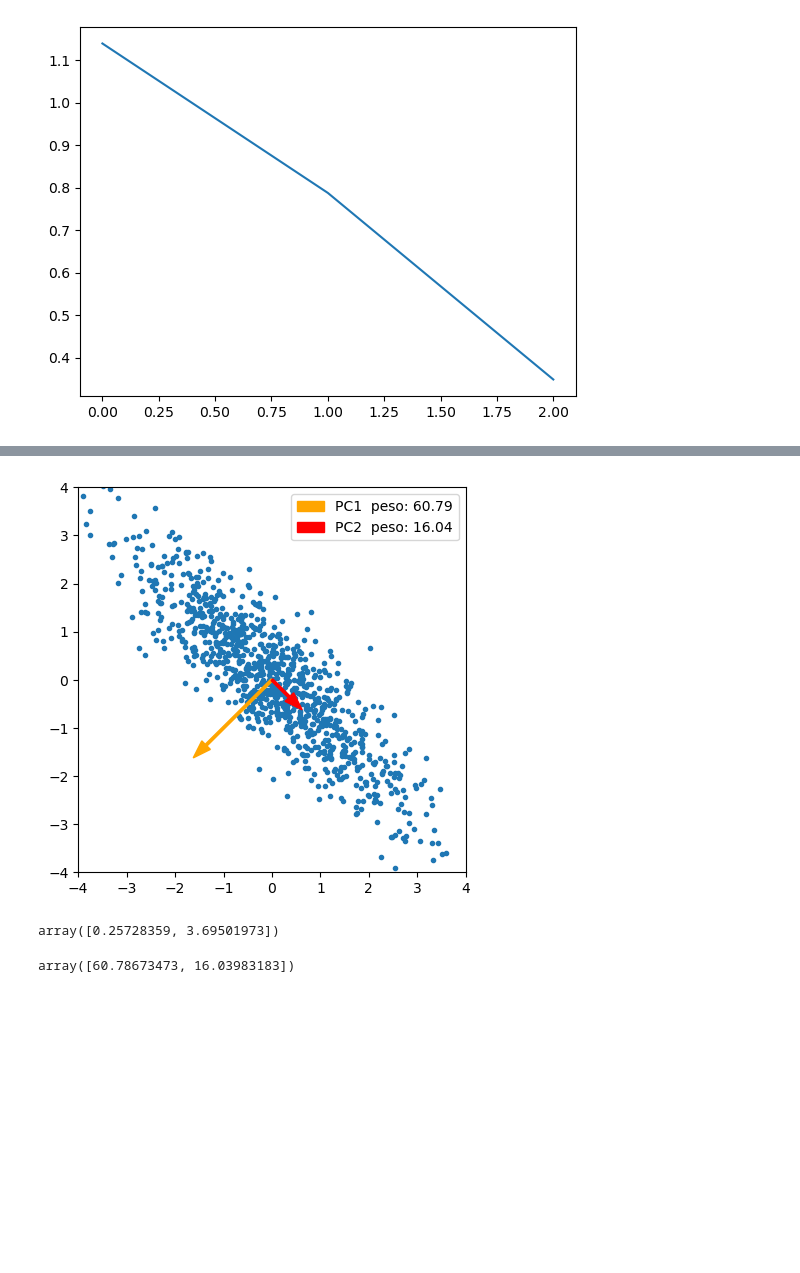
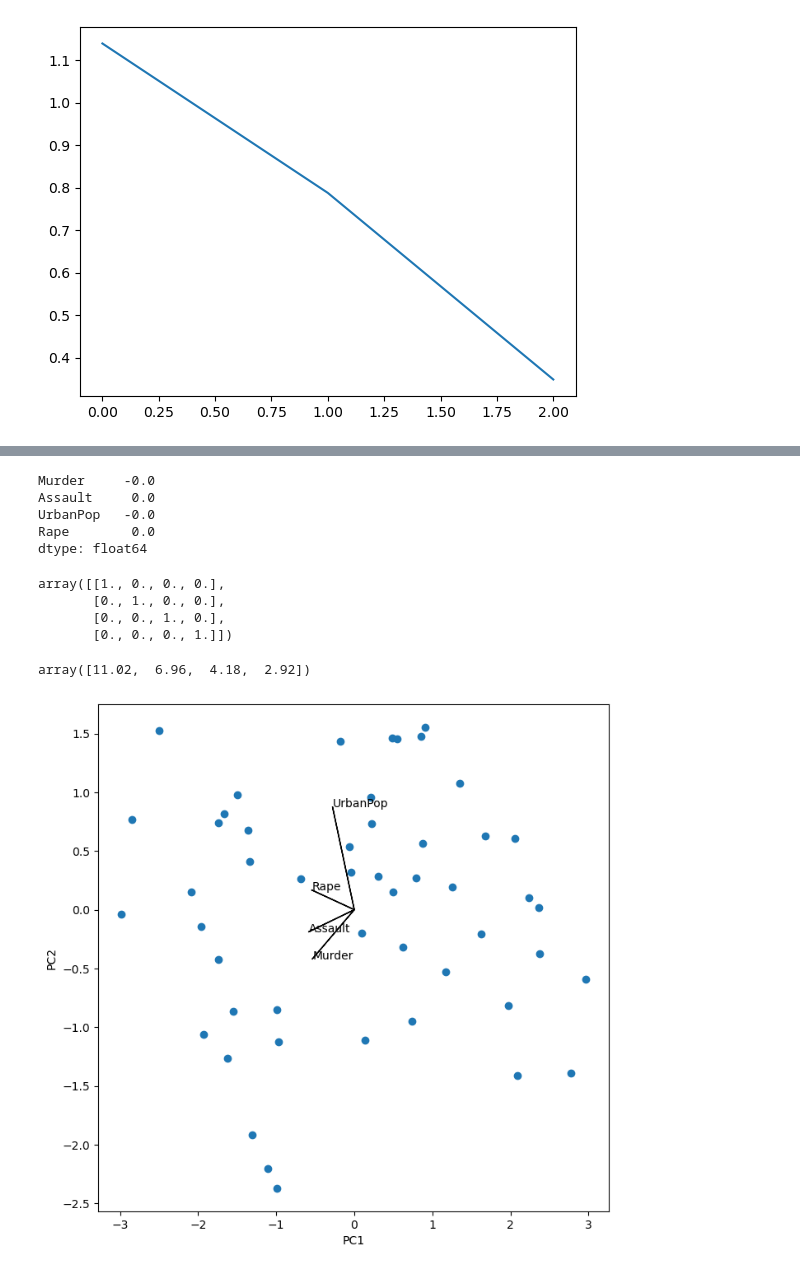
Before and after one commit to Otza02/presentacion-PCA, a Jupyter notebook: prueba_codigo.ipynb, the cells around one changed output, grey strips where cells are left out. Saved outputs shown, nothing was run; the diff lists cells and outputs as text; code cells hidden in the pictures; blank space fills up the shorter version.

```diff
--- a/prueba_codigo.ipynb
+++ b/prueba_codigo.ipynb
@@ -137,0 +155,3 @@ array([-0., -0.])
+# %%
+df = pd.read_csv("data/USArrests.csv").drop(columns=["rownames"])
+df.head()
@@ -138,29 +165,39 @@ array([-0., -0.])
+# %%
+df_scaled = (df - df.mean()) / df.std()
+df_scaled.mean().round(4)
+# %% [output]
+Murder     -0.0
+Assault     0.0
+UrbanPop   -0.0
+Rape        0.0
+dtype: float64
 # %%
-u, s, vt = np.linalg.svd(xc, False)
+u, s, vt = np.linalg.svd(df_scaled, full_matrices=False)
-# %%
-_, ax = plt.subplots(figsize=(5,5))
-ax.set_xlim((-4, 4))
-ax.set_ylim((-4, 4))
-# ax.plot(vt[0,:] + np.ones(2), color='red')
-# ax.plot(vt[1,:] + np.ones(2), color='red')
-ax.scatter(xc[:,0], xc[:,1], marker='.');
-
-scale = 1  # escala visual de las flechas
-for i in range(2):
-    # La longitud del vector está relacionada con el valor singular
-    vector = vt[:, i] * s[i] * scale / np.sqrt(len(xc))
-    plt.arrow(0, 0, vector[0], vector[1],
-              color=['orange', 'red'][i],
-              width=0.05, head_width=0.25,
-              label=f'PC{i+1}  peso: {s[i]:.2f}')
-ax.legend();
-# %% [output]
-[figure, removed]
-# %%
-np.var(xc @ vt, axis=0)
-# %% [output]
-array([0.25728359, 3.69501973])
+# %%
+(vt.T @ vt).round(4)
+# %% [output]
+array([[1., 0., 0., 0.],
+       [0., 1., 0., 0.],
+       [0., 0., 1., 0.],
+       [0., 0., 0., 1.]])
 # %%
-s
+s.round(2)
 # %% [output]
-array([60.78673473, 16.03983183])
+array([11.02,  6.96,  4.18,  2.92])
+# %%
+scores = u @ np.diag(s)
+# %%
+_, ax = plt.subplots(1, 1, figsize=(8, 8))
+ax.scatter(scores[:,0], scores[:,1])
+ax.set_xlabel('PC%d' % (1))
+ax.set_ylabel('PC%d' % (2))
+
+loadings = vt.T
+for k in range(loadings.shape[1]):
+    ax.arrow(0, 0,
+             loadings[k, 0], loadings[k, 1])
+    ax.text(loadings[k,0],
+            loadings[k,1],
+            df.columns[k])
+# %% [output]
+[figure, added]
```
Also changed, not shown: parts of 33 cells of this notebook, 2 other files.
